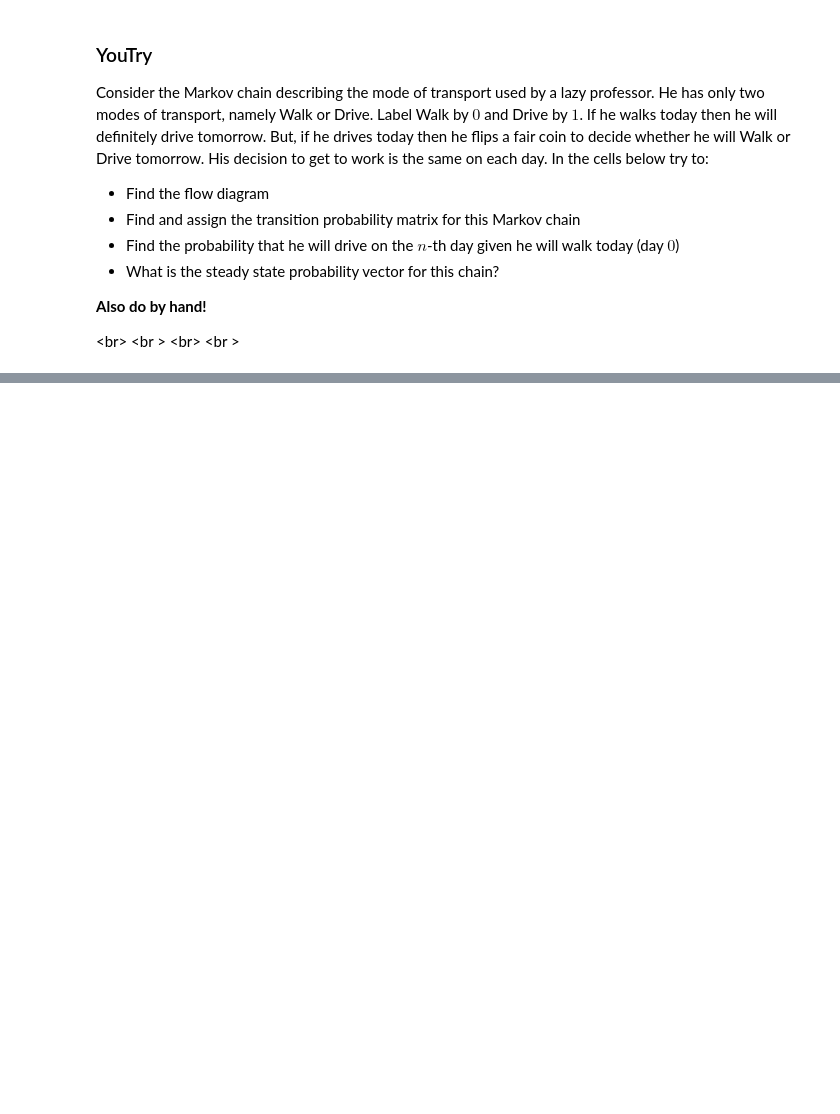
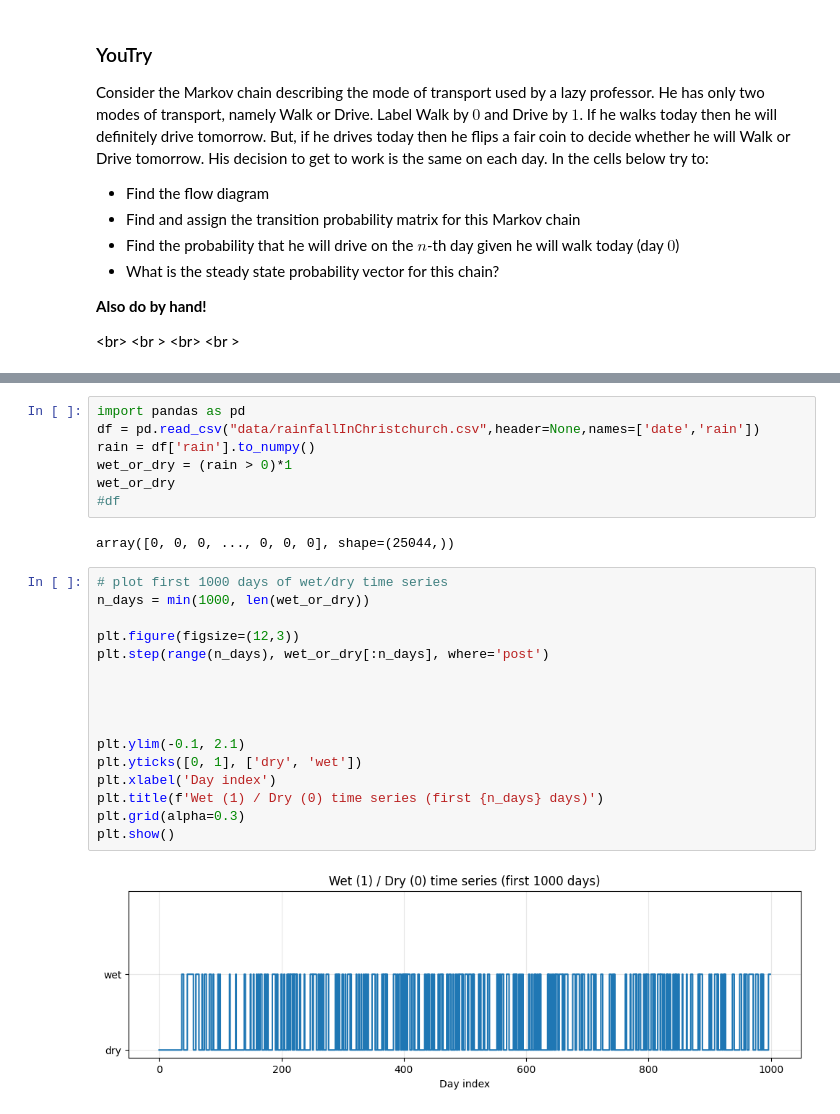
Before and after one commit to JonnaBauer/1MS041-2025, a Jupyter notebook: notebooks/09-Markov_chains.ipynb, the cells around one changed output, grey strips where cells are left out. Cells and saved outputs as stored; diff of their text form; blank space fills up the shorter version.

```diff
--- a/notebooks/09-Markov_chains.ipynb
+++ b/notebooks/09-Markov_chains.ipynb
@@ -463,0 +511,27 @@ Consider the Markov chain describing the mode of transport used by a lazy profes
+# %%
+import pandas as pd
+df = pd.read_csv("data/rainfallInChristchurch.csv",header=None,names=['date','rain'])
+rain = df['rain'].to_numpy()
+wet_or_dry = (rain > 0)*1
+wet_or_dry
+#df
+# %% [output]
+array([0, 0, 0, ..., 0, 0, 0], shape=(25044,))
+# %%
+# plot first 1000 days of wet/dry time series
+n_days = min(1000, len(wet_or_dry))
+
+plt.figure(figsize=(12,3))
+plt.step(range(n_days), wet_or_dry[:n_days], where='post')
+
+
+
+
+plt.ylim(-0.1, 2.1)
+plt.yticks([0, 1], ['dry', 'wet'])
+plt.xlabel('Day index')
+plt.title(f'Wet (1) / Dry (0) time series (first {n_days} days)')
+plt.grid(alpha=0.3)
+plt.show()
+# %% [output]
+[figure, added]
```
Also changed, not shown: parts of 30 cells of this notebook, 50 other files.
